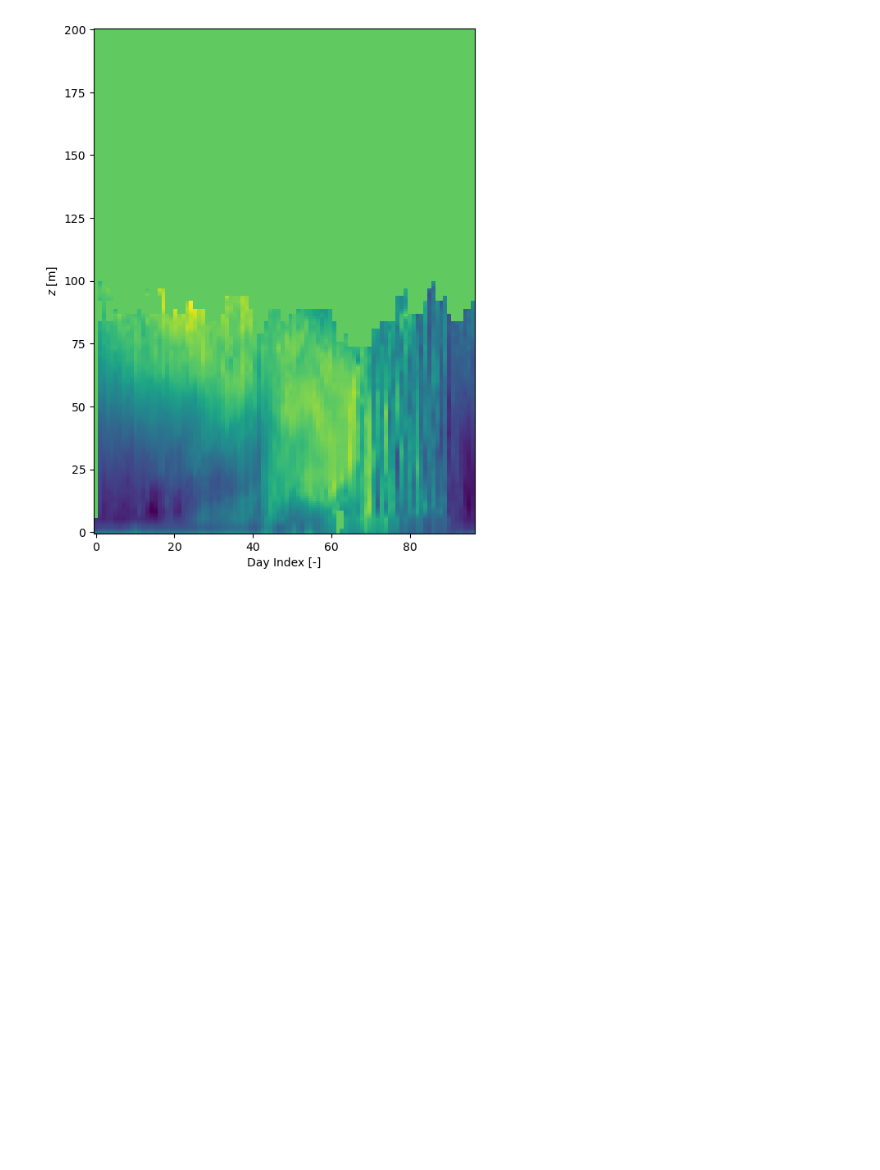
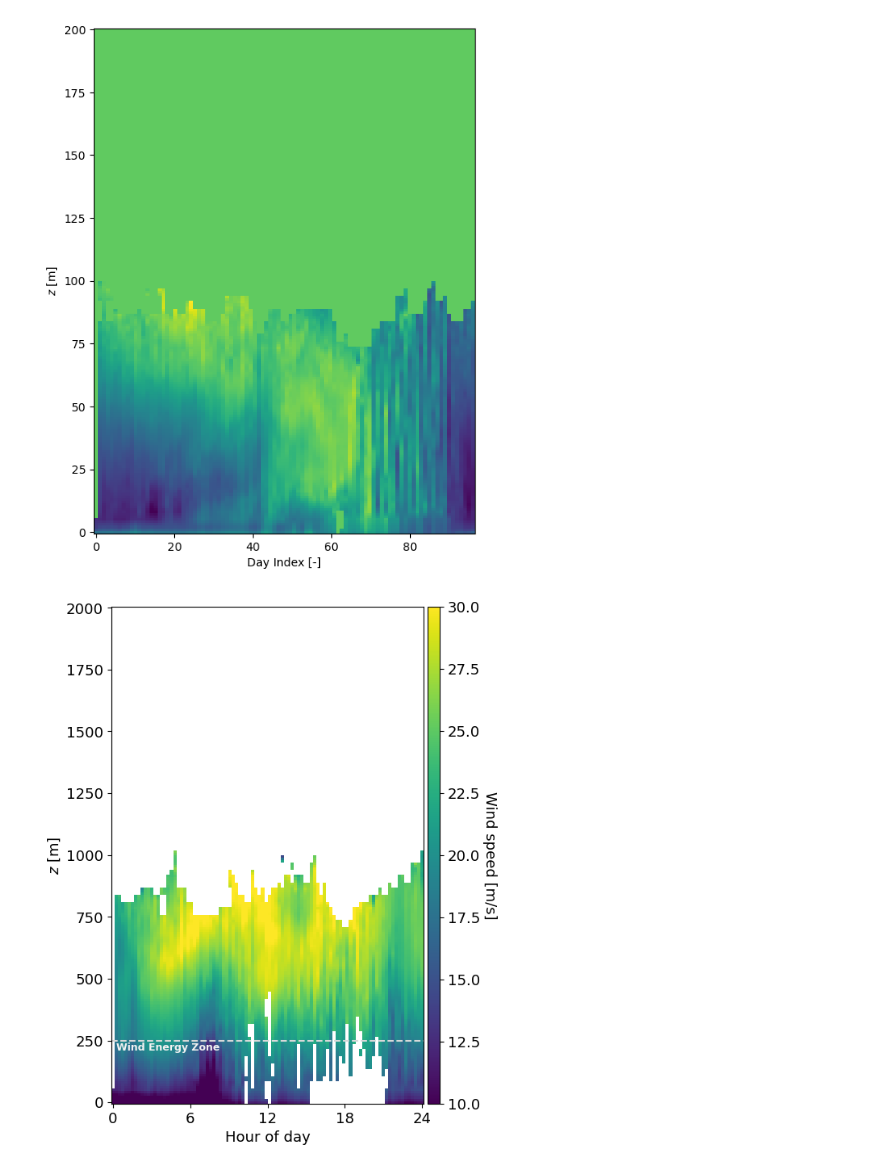
Before and after one commit to StormMata/PaletteDiffusionModel, a Jupyter notebook: preprocess/Process_A0.ipynb, the cells around one changed output. Saved outputs shown, nothing was run; the diff lists cells and outputs as text; code cells hidden in the pictures; blank space fills up the shorter version.

```diff
--- a/preprocess/Process_A0.ipynb
+++ b/preprocess/Process_A0.ipynb
@@ -647,3 +647,52 @@ ax.set_xlabel("Day Index [-]")
 # %% [output]
 Text(0.5, 0, 'Day Index [-]')
 [figure]
+# %%
+day = 150
+
+font = 13
+
+extract_u = ds_combined.u.where((ds_combined.time >= day) & (ds_combined.time < (day + 1)), drop=True).values
+extract_v = ds_combined.v.where((ds_combined.time >= day) & (ds_combined.time < (day + 1)), drop=True).values
+
+fig, ax = plt.subplots(figsize=(5, 8))
+
+cntf = ax.pcolormesh(np.linspace(0, 96, 96), np.linspace(0, 2000, 200), (extract_u**2 + extract_v**2)**(1/2), vmin = 10, vmax = 30)
+
+# Add horizontal dashed red line at y = 250
+ax.axhline(y=250, color='#d7d9d9', linestyle='--') #red
+# ax.axhline(y=250, color='#e67207', linestyle='--') #orange
+
+
+# Add a colorbar
+cb_ax = fig.add_axes([0.91, 0.11, 0.03, 0.77])
+cbar = fig.colorbar(cntf, orientation = 'vertical', cax = cb_ax)
+cbar.set_label('Wind speed [m/s]', rotation = 270, labelpad = 15, fontsize = font)
+cbar.ax.tick_params(labelsize=font)
+
+# ax.text(x=96, y=210, s="Wind Energy Zone", color='#e67207', fontsize=9, ha='right', fontweight='bold')
+# ax.text(x=1, y=210, s="Wind Energy Zone", color='#e67207', fontsize=9, ha='left', fontweight='bold')
+# ax.text(x=1, y=210, s="Wind Energy Zone", color='#ce3431', fontsize=9, ha='left', fontweight='bold')
+ax.text(x=1, y=210, s="Wind Energy Zone", color='#f2f2f2', fontsize=9, ha='left', fontweight='bold')
+
+
+
+ax.set_ylabel("$z$ [m]", fontsize=font)  # Increase font size for y-axis label
+ax.set_xlabel("Hour of day", fontsize=font)  # Increase font size for x-axis label
+
+# Set x ticks every 12 steps with labels 0, 8, 16, ...
+x_ticks = np.arange(0, 97, 24)
+x_labels = np.arange(0, 25, 6)
+ax.set_xticks(x_ticks)
+ax.set_xticklabels(x_labels)
+
+# Increase tick mark font size
+ax.tick_params(axis='both', which='major', labelsize=font)
+
+# ax.set_title('LiDAR Wind Profiles', fontsize=font*1.5)
+
+plt.savefig('./lidar.png', dpi = 800, bbox_inches = 'tight', transparent = True)
+
+plt.show()
+# %% [output]
+[figure, added]
```
Also changed, not shown: 3 other files.
